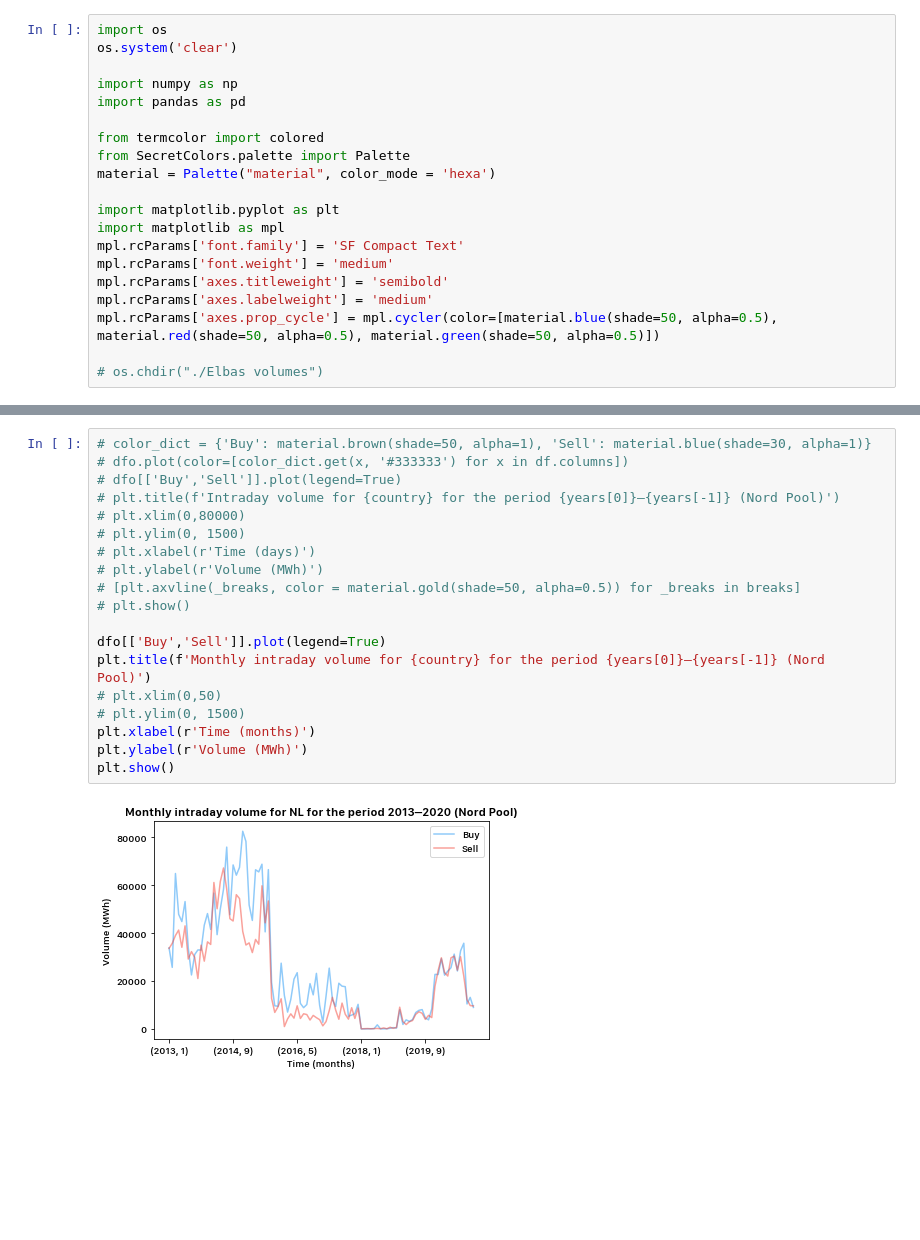
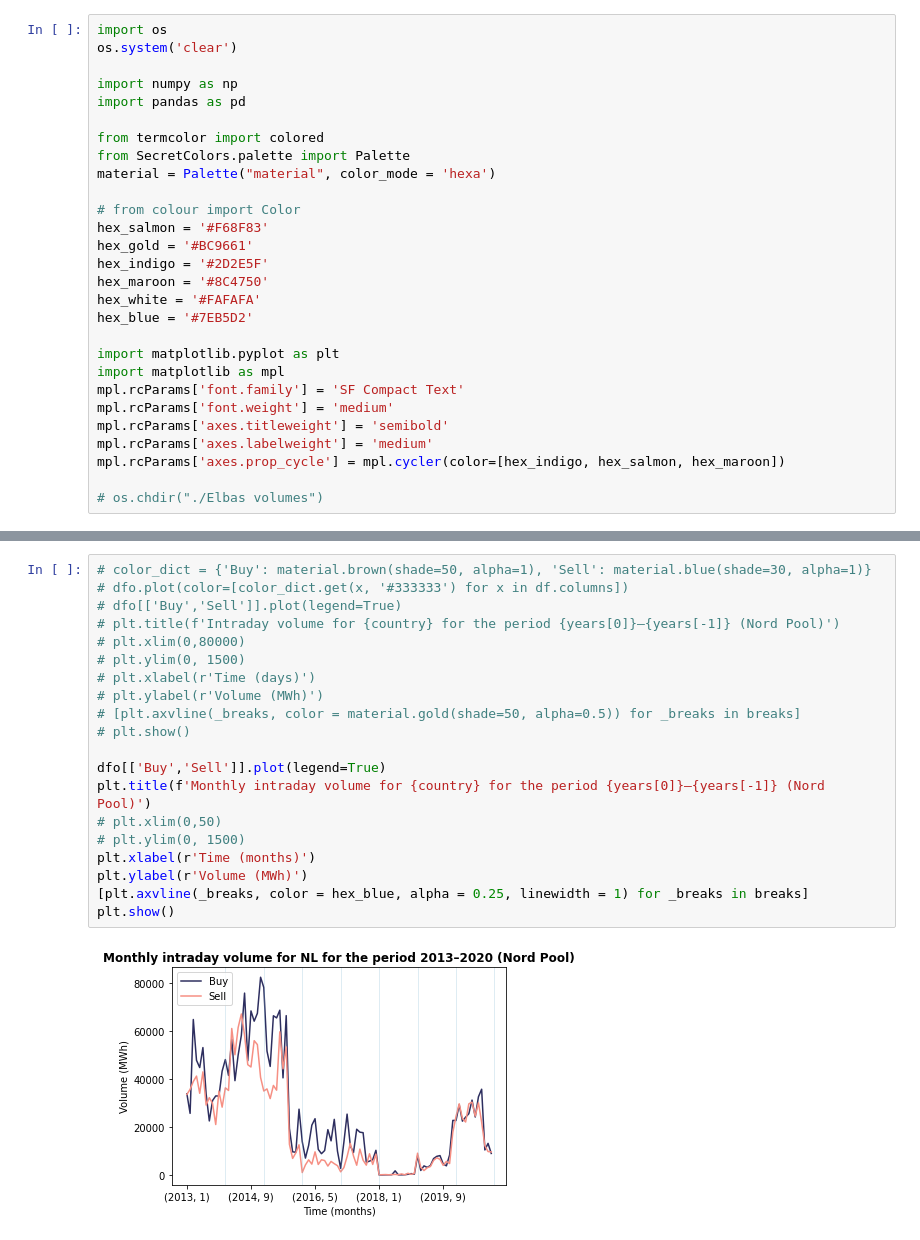
Before and after one commit to timovijn/ElectricityPriceForecasting, a Jupyter notebook: Elbas volumes/nordpool.ipynb, the cells around one changed output, grey strips where cells are left out. Cells and saved outputs as stored; diff of their text form; blank space fills up the shorter version.

```diff
--- a/Elbas volumes/nordpool.ipynb
+++ b/Elbas volumes/nordpool.ipynb
@@ -9,13 +9,21 @@ from termcolor import colored
 from SecretColors.palette import Palette
 material = Palette("material", color_mode = 'hexa')
 
+# from colour import Color
+hex_salmon = '#F68F83'
+hex_gold = '#BC9661'
+hex_indigo = '#2D2E5F'
+hex_maroon = '#8C4750'
+hex_white = '#FAFAFA'
+hex_blue = '#7EB5D2'
+
 import matplotlib.pyplot as plt
 import matplotlib as mpl
 mpl.rcParams['font.family'] = 'SF Compact Text'
 mpl.rcParams['font.weight'] = 'medium'
 mpl.rcParams['axes.titleweight'] = 'semibold'
 mpl.rcParams['axes.labelweight'] = 'medium'
-mpl.rcParams['axes.prop_cycle'] = mpl.cycler(color=[material.blue(shade=50, alpha=0.5), material.red(shade=50, alpha=0.5), material.green(shade=50, alpha=0.5)])
+mpl.rcParams['axes.prop_cycle'] = mpl.cycler(color=[hex_indigo, hex_salmon, hex_maroon])
 
 # os.chdir("./Elbas volumes")
 # %%
@@ -121,21 +132,22 @@ Sell volume: 60217 MWh
 # %%
 # color_dict = {'Buy': material.brown(shade=50, alpha=1), 'Sell': material.blue(shade=30, alpha=1)}
 # dfo.plot(color=[color_dict.get(x, '#333333') for x in df.columns])
 # dfo[['Buy','Sell']].plot(legend=True)
 # plt.title(f'Intraday volume for {country} for the period {years[0]}–{years[-1]} (Nord Pool)')
 # plt.xlim(0,80000)
 # plt.ylim(0, 1500)
 # plt.xlabel(r'Time (days)')
 # plt.ylabel(r'Volume (MWh)')
 # [plt.axvline(_breaks, color = material.gold(shade=50, alpha=0.5)) for _breaks in breaks]
 # plt.show()
 
 dfo[['Buy','Sell']].plot(legend=True)
 plt.title(f'Monthly intraday volume for {country} for the period {years[0]}–{years[-1]} (Nord Pool)')
 # plt.xlim(0,50)
 # plt.ylim(0, 1500)
 plt.xlabel(r'Time (months)')
 plt.ylabel(r'Volume (MWh)')
+[plt.axvline(_breaks, color = hex_blue, alpha = 0.25, linewidth = 1) for _breaks in breaks]
 plt.show()
 # %% [output]
-[figure, old version]
+[figure, new version]
```
Also changed, not shown: parts of 1 cell of this notebook.
